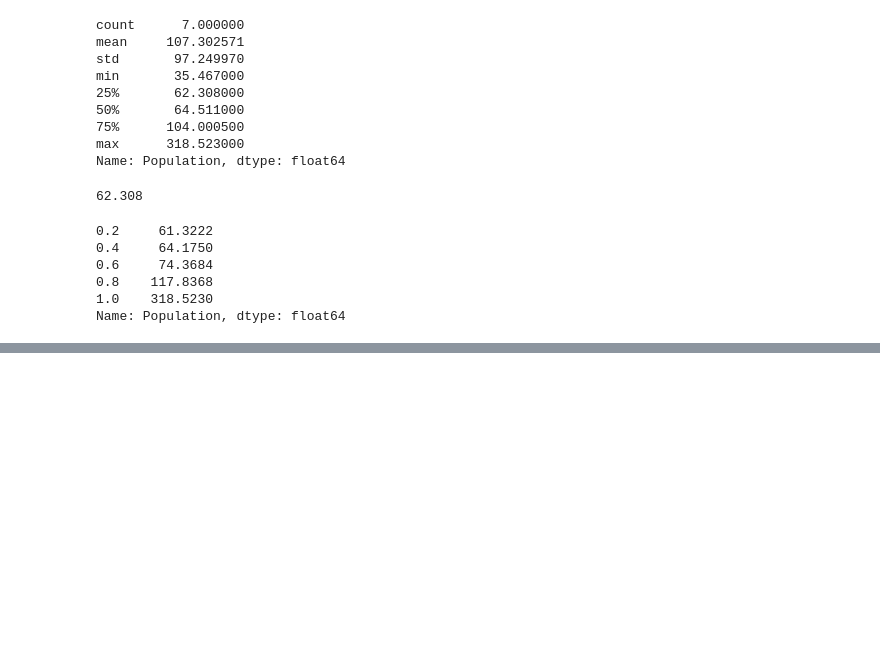
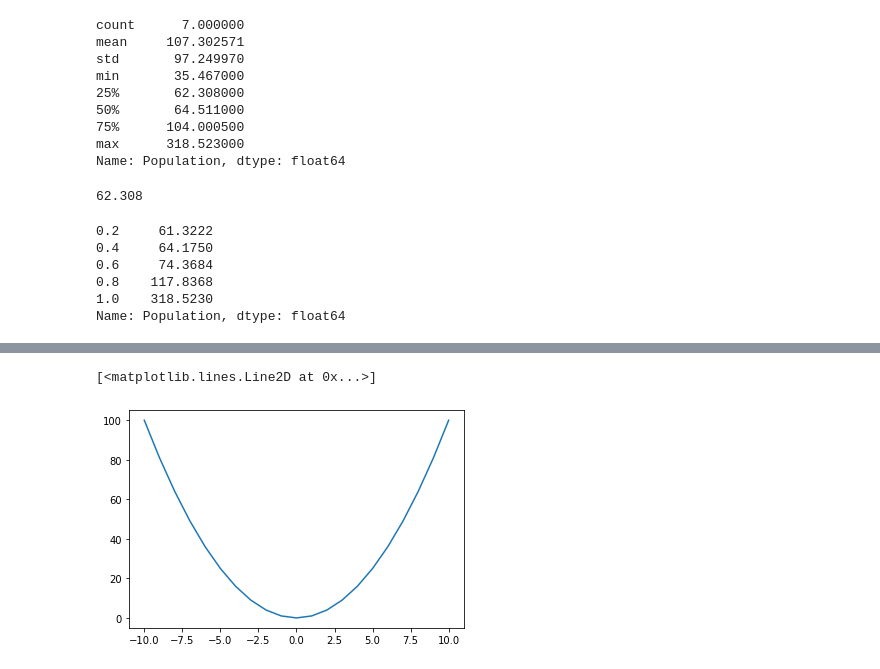
Before and after one commit to aperfilyeva/anna_data690, a Jupyter notebook: assignment_05/Assignment_5_Part_5_Pandas.ipynb, the cells around one changed output, grey strips where cells are left out. Drawn from its saved outputs; the diff is of its cells as text; code cells hidden in the pictures; blank space fills up the shorter version.

```diff
--- a/assignment_05/Assignment_5_Part_5_Pandas.ipynb
+++ b/assignment_05/Assignment_5_Part_5_Pandas.ipynb
@@ -1162,0 +1314,7 @@ Name: Population, dtype: float64
+# %%
+x = np.arange(-10, 11)
+# %%
+plt.plot(x, x ** 2)
+# %% [output]
+[<matplotlib.lines.Line2D at 0x...>]
+[figure, added]
```
Also changed, not shown: parts of 50 cells of this notebook.
